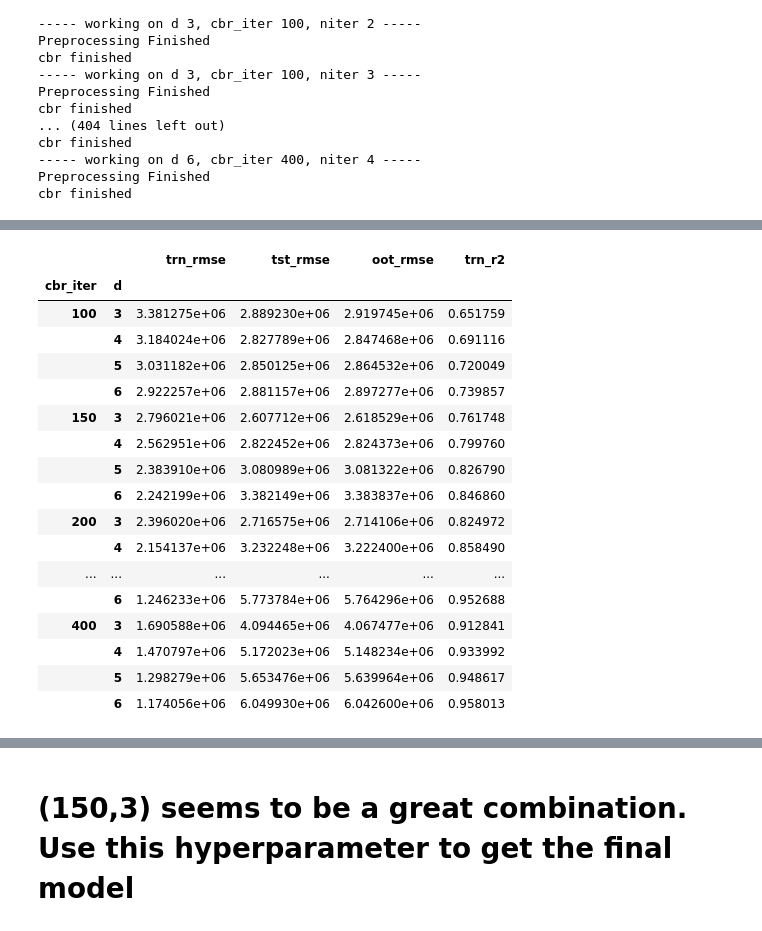
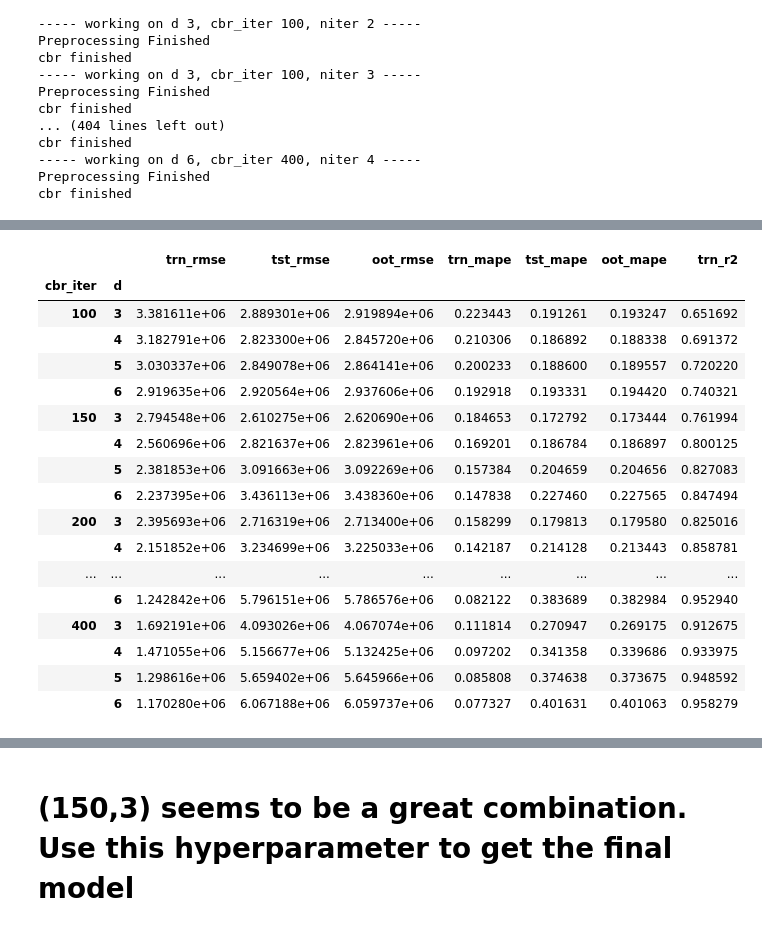
Before and after one commit to Ro0k1e/ethereum_gas_price_prediction, a Jupyter notebook: block_level_catboost.ipynb, the cells around one changed output, grey strips where cells are left out. Cells and saved outputs as stored; diff of their text form; code cells hidden in the pictures.

```diff
--- a/block_level_catboost.ipynb
+++ b/block_level_catboost.ipynb
@@ -145,12 +186,13 @@ from catboost import CatBoostRegressor
 import lightgbm as lgb
 from sklearn.impute import KNNImputer
 
-cbr_hyper_rmse_r2_list = []
+cbr_hyper_rmse_mape_r2_list = []
 
 df = df_fe.copy().dropna(subset='gas_used_block_real')
 
 start_time = time()
 for d in [3,4,5,6]:
+# for d in [3]:
     for cbr_iter in np.arange(100,410,50):
     # for cbr_iter in [150]:
         # print('########## working on cbr_iter %d ##########'%cbr_iter)
@@ -205,20 +247,22 @@ for d in [3,4,5,6]:
             y_tst = tst['gas_used_block_real']
             y_trn = trn['gas_used_block_real']
 
-            # rf = RandomForestRegressor(n_estimators=100, criterion='gini', max_depth=15, min_samples_split=20, min_samples_leaf=200, max_features='log2')
             cbr = CatBoostRegressor(verbose=0, depth=d, iterations=cbr_iter, learning_rate=0.01, l2_leaf_reg=5, random_seed=42)
             cbr.fit(x_trn, y_trn)
 
             cbr_predictions_trn = cbr.predict(x_trn)
             rmse_trn = np.sqrt(mean_squared_error(y_trn, cbr_predictions_trn))
+            mape_trn = rmse_trn / np.mean(y_trn)
 
             cbr_predictions_tst = cbr.predict(x_tst)
             rmse_tst = np.sqrt(mean_squared_error(y_tst, cbr_predictions_tst))
+            mape_tst = rmse_tst / np.mean(y_tst)
 
             cbr_predictions_oot = cbr.predict(x_oot)
             rmse_oot = np.sqrt(mean_squared_error(y_oot, cbr_predictions_oot))
-            # cbr_rmse_list.append([rmse_trn, rmse_tst, rmse_oot, cbr.score(x_trn, y_trn)])
-            cbr_hyper_rmse_r2_list.append([cbr_iter, d, rmse_trn, rmse_tst, rmse_oot, cbr.score(x_trn, y_trn)])
+            mape_oot = rmse_oot / np.mean(y_oot)
+
+            cbr_hyper_rmse_mape_r2_list.append([cbr_iter, d, rmse_trn, rmse_tst, rmse_oot, mape_trn, mape_tst, mape_oot, cbr.score(x_trn, y_trn)])
             print('cbr finished')
 # %% [output]
 ----- working on d 3, cbr_iter 100, niter 0 -----
@@ -241,24 +305,24 @@ cbr finished
 # %%
-cbr_hyper_rmse_r2_df = pd.DataFrame(cbr_hyper_rmse_r2_list, columns=['cbr_iter','d','trn_rmse','tst_rmse','oot_rmse','trn_r2'])
-cbr_hyper_rmse_r2_df.to_csv('block_level_cbr_hyper_rmse_r2_df.csv')
+cbr_hyper_rmse_mape_r2_df = pd.DataFrame(cbr_hyper_rmse_mape_r2_list, columns=['cbr_iter','d','trn_rmse','tst_rmse','oot_rmse','trn_mape','tst_mape','oot_mape','trn_r2'])
+# cbr_hyper_rmse_r2_df.to_csv('block_level_cbr_hyper_rmse_r2_df.csv')
 # %%
-cbr_hyper_rmse_r2_df.groupby(['cbr_iter', 'd']).mean()
+cbr_hyper_rmse_mape_r2_df.groupby(['cbr_iter', 'd']).mean()
 # %% [output]
-|  |  | trn_rmse | tst_rmse | oot_rmse | trn_r2 |
-| cbr_iter | d |  |  |  |  |
-| 100 | 3 | 3.381275e+06 | 2.889230e+06 | 2.919745e+06 | 0.651759 |
-|  | 4 | 3.184024e+06 | 2.827789e+06 | 2.847468e+06 | 0.691116 |
-|  | 5 | 3.031182e+06 | 2.850125e+06 | 2.864532e+06 | 0.720049 |
-|  | 6 | 2.922257e+06 | 2.881157e+06 | 2.897277e+06 | 0.739857 |
-| 150 | 3 | 2.796021e+06 | 2.607712e+06 | 2.618529e+06 | 0.761748 |
-|  | 4 | 2.562951e+06 | 2.822452e+06 | 2.824373e+06 | 0.799760 |
-|  | 5 | 2.383910e+06 | 3.080989e+06 | 3.081322e+06 | 0.826790 |
-|  | 6 | 2.242199e+06 | 3.382149e+06 | 3.383837e+06 | 0.846860 |
-| 200 | 3 | 2.396020e+06 | 2.716575e+06 | 2.714106e+06 | 0.824972 |
-|  | 4 | 2.154137e+06 | 3.232248e+06 | 3.222400e+06 | 0.858490 |
-| ... | ... | ... | ... | ... | ... |
-|  | 6 | 1.246233e+06 | 5.773784e+06 | 5.764296e+06 | 0.952688 |
-| 400 | 3 | 1.690588e+06 | 4.094465e+06 | 4.067477e+06 | 0.912841 |
-|  | 4 | 1.470797e+06 | 5.172023e+06 | 5.148234e+06 | 0.933992 |
-|  | 5 | 1.298279e+06 | 5.653476e+06 | 5.639964e+06 | 0.948617 |
-|  | 6 | 1.174056e+06 | 6.049930e+06 | 6.042600e+06 | 0.958013 |
+|  |  | trn_rmse | tst_rmse | oot_rmse | trn_mape | tst_mape | oot_mape | trn_r2 |
+| cbr_iter | d |  |  |  |  |  |  |  |
+| 100 | 3 | 3.381611e+06 | 2.889301e+06 | 2.919894e+06 | 0.223443 | 0.191261 | 0.193247 | 0.651692 |
+|  | 4 | 3.182791e+06 | 2.823300e+06 | 2.845720e+06 | 0.210306 | 0.186892 | 0.188338 | 0.691372 |
+|  | 5 | 3.030337e+06 | 2.849078e+06 | 2.864141e+06 | 0.200233 | 0.188600 | 0.189557 | 0.720220 |
+|  | 6 | 2.919635e+06 | 2.920564e+06 | 2.937606e+06 | 0.192918 | 0.193331 | 0.194420 | 0.740321 |
+| 150 | 3 | 2.794548e+06 | 2.610275e+06 | 2.620690e+06 | 0.184653 | 0.172792 | 0.173444 | 0.761994 |
+|  | 4 | 2.560696e+06 | 2.821637e+06 | 2.823961e+06 | 0.169201 | 0.186784 | 0.186897 | 0.800125 |
+|  | 5 | 2.381853e+06 | 3.091663e+06 | 3.092269e+06 | 0.157384 | 0.204659 | 0.204656 | 0.827083 |
+|  | 6 | 2.237395e+06 | 3.436113e+06 | 3.438360e+06 | 0.147838 | 0.227460 | 0.227565 | 0.847494 |
+| 200 | 3 | 2.395693e+06 | 2.716319e+06 | 2.713400e+06 | 0.158299 | 0.179813 | 0.179580 | 0.825016 |
+|  | 4 | 2.151852e+06 | 3.234699e+06 | 3.225033e+06 | 0.142187 | 0.214128 | 0.213443 | 0.858781 |
+| ... | ... | ... | ... | ... | ... | ... | ... | ... |
+|  | 6 | 1.242842e+06 | 5.796151e+06 | 5.786576e+06 | 0.082122 | 0.383689 | 0.382984 | 0.952940 |
+| 400 | 3 | 1.692191e+06 | 4.093026e+06 | 4.067074e+06 | 0.111814 | 0.270947 | 0.269175 | 0.912675 |
+|  | 4 | 1.471055e+06 | 5.156677e+06 | 5.132425e+06 | 0.097202 | 0.341358 | 0.339686 | 0.933975 |
+|  | 5 | 1.298616e+06 | 5.659402e+06 | 5.645966e+06 | 0.085808 | 0.374638 | 0.373675 | 0.948592 |
+|  | 6 | 1.170280e+06 | 6.067188e+06 | 6.059737e+06 | 0.077327 | 0.401631 | 0.401063 | 0.958279 |
```
Also changed, not shown: parts of 28 cells of this notebook.
